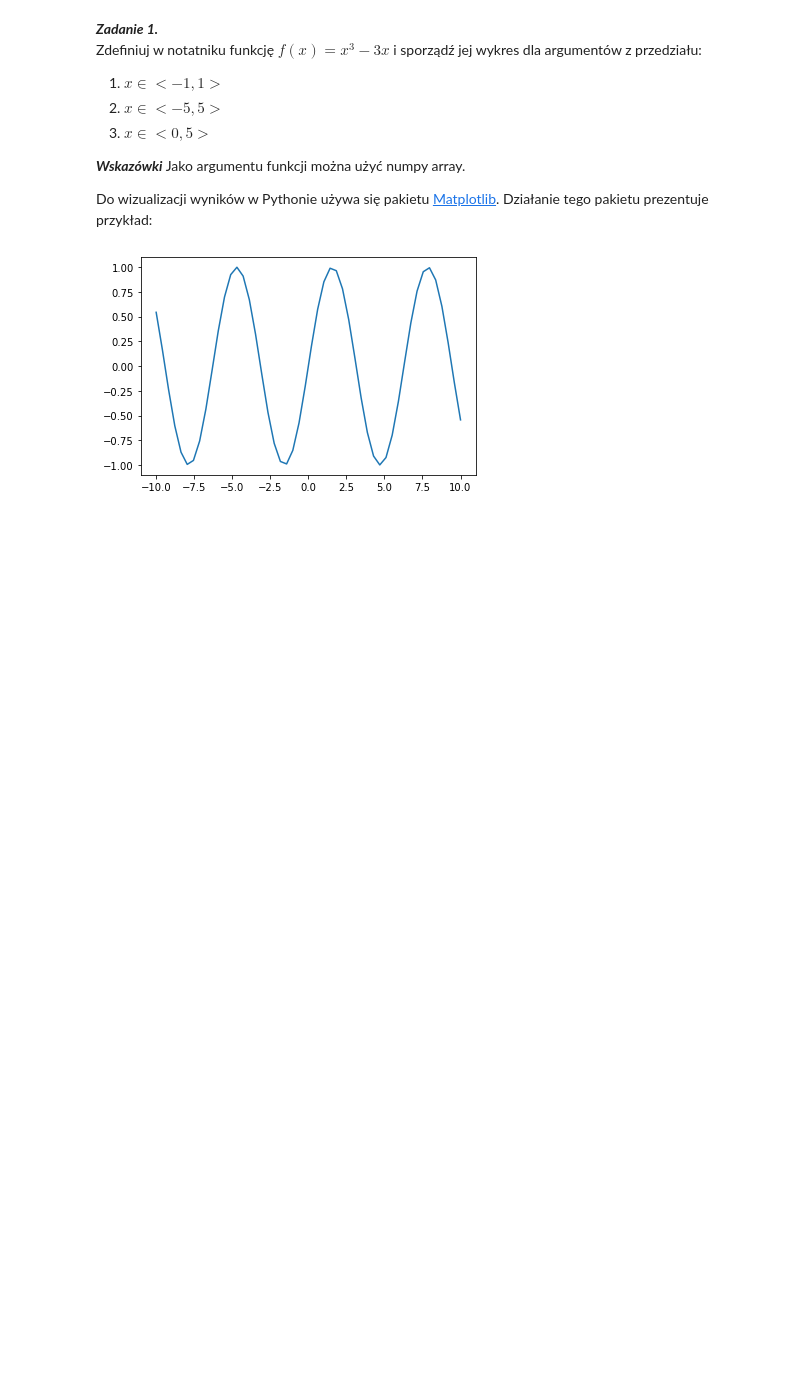
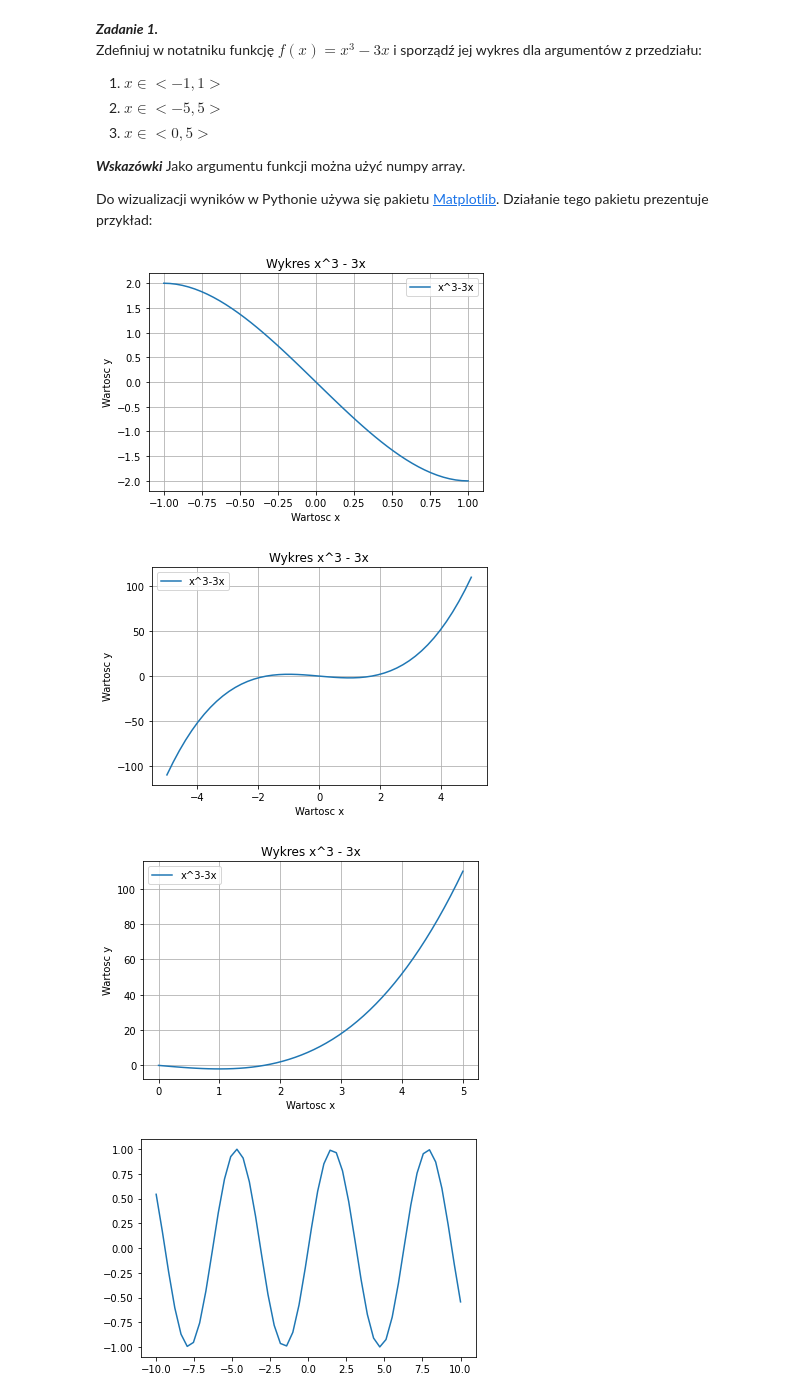
Before and after one commit to mateusztylec/MetodyNumeryczne, a Jupyter notebook: Laboratorium 2/sprawozdanie.ipynb, the cells around one changed output. Drawn from its saved outputs; the diff is of its cells as text; code cells hidden in the pictures; blank space fills up the shorter version.

```diff
--- a/Laboratorium 2/sprawozdanie.ipynb
+++ b/Laboratorium 2/sprawozdanie.ipynb
@@ -20,6 +20,40 @@ Zdefiniuj w notatniku funkcję $f(x)= x^{3} - 3x$ i sporządź jej wykres dla ar
 Jako argumentu funkcji można użyć numpy array.
 
 Do wizualizacji wyników w Pythonie używa się pakietu [Matplotlib](https://matplotlib.org/). Działanie tego pakietu prezentuje przykład:
+# %%
+def funct(x):
+    return x**3 - (3*x)
+
+x1 = np.linspace(-1, 1)
+x2 = np.linspace(-5, 5)
+x3 = np.linspace(0, 5)
+plt.plot(x1, funct(x1), label = 'x^3-3x')
+plt.xlabel("Wartosc x")
+plt.ylabel("Wartosc y")
+plt.grid(True)
+plt.legend()
+plt.title("Wykres x^3 - 3x")
+plt.show()
+
+plt.plot(x2, funct(x2), label = 'x^3-3x')
+plt.xlabel("Wartosc x")
+plt.ylabel("Wartosc y")
+plt.grid(True)
+plt.legend()
+plt.title("Wykres x^3 - 3x")
+plt.show()
+
+plt.plot(x3, funct(x3), label = 'x^3-3x')
+plt.xlabel("Wartosc x")
+plt.ylabel("Wartosc y")
+plt.grid(True)
+plt.legend()
+plt.title("Wykres x^3 - 3x")
+plt.show()
+# %% [output]
+[figure, added]
+[figure, added]
+[figure, added]
 # %%
 x = np.linspace(-10,10)
 # inicjalizacja wektora f(x) = sin(x)
```
Also changed, not shown: parts of 6 cells of this notebook, 1 other file.
